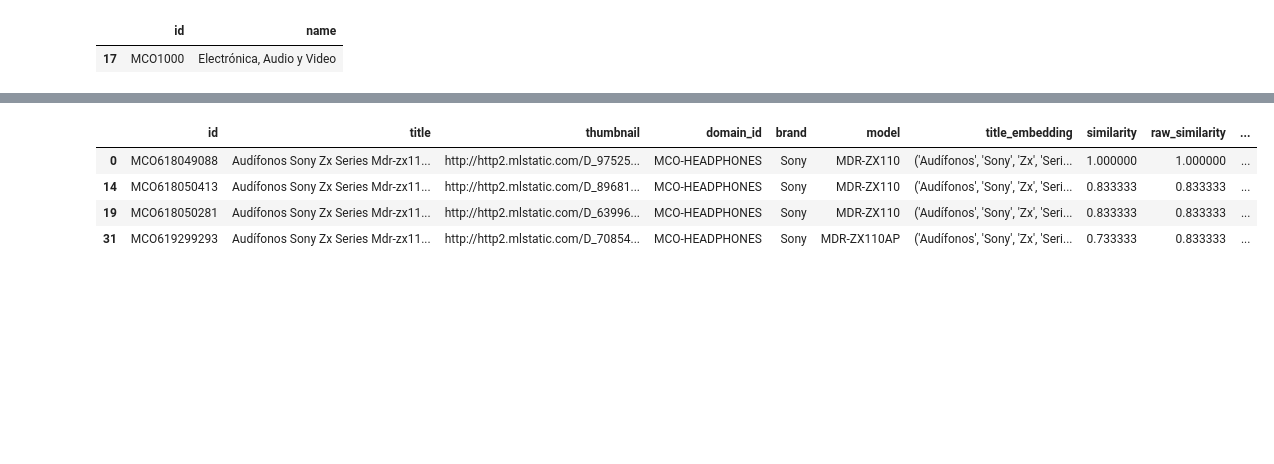
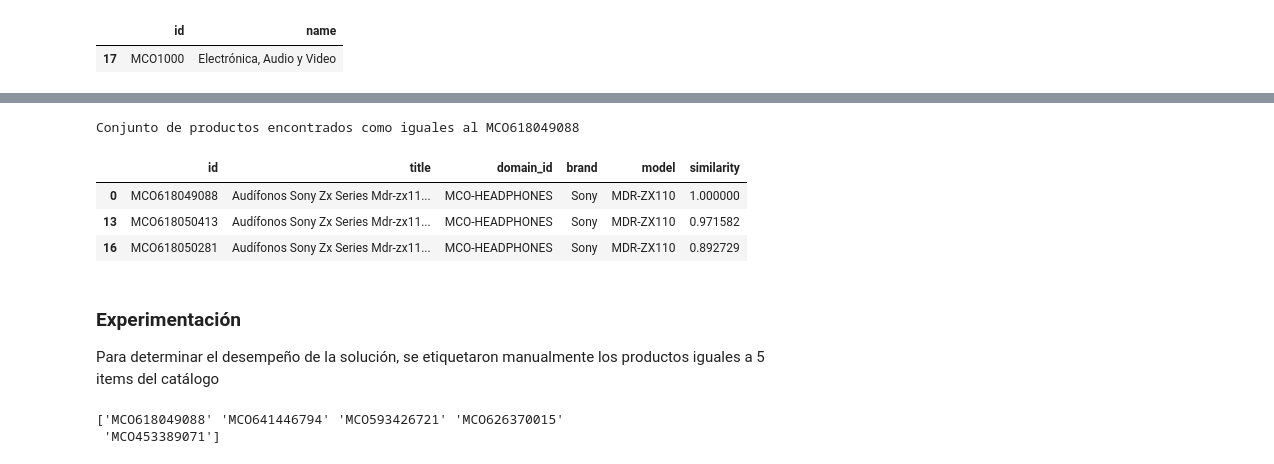
Before and after one commit to cazdlt/meli-recruitment, a Jupyter notebook: sites.ipynb, the cells around one changed output, grey strips where cells are left out. Drawn from its saved outputs; the diff is of its cells as text; code cells hidden in the pictures; blank space fills up the shorter version.

```diff
--- a/sites.ipynb
+++ b/sites.ipynb
@@ -203,7 +305,7 @@ def find_embeddings(df, embedding_type: Type[Embedding], embedding_cols: tuple[s
 
 
 EMBEDDING_COLS = ("title",)  # , "brand", "model"]
-df = find_embeddings(df, BagOfWordsEmbedding, EMBEDDING_COLS)
+df = find_embeddings(df, SpacyEmbedding, EMBEDDING_COLS)
 df
 # %% [output]
 |  | id | title | thumbnail | domain_id | brand | model | title_embedding |
@@ -263,43 +403,55 @@ Name: brand, Length: 1050, dtype: bool
 # %%
 def find_similar_products(
     df: pd.DataFrame,
     product_id: str,
     embedding_feature="title_embedding",
     penalty_features=["brand", "domain_id"],
-    penalty_value=0.1,
-    threshold=0.7,
+    penalty_value=0.2,
+    threshold=0.85,
 ):
     details = df.copy()
     product = df.set_index("id").loc[product_id]
     details["similarity"] = find_similarities(
         df, product[embedding_feature], embedding_feature
     )
     details["raw_similarity"] = details.similarity.copy()
 
     for penalty_feature in penalty_features:
         is_exact_match = feature_exact_match(
             df, penalty_feature, product[penalty_feature]
         )
         details[f"{penalty_feature}_penalty"] = (
             ~is_exact_match * penalty_value if pd.notna(product[penalty_feature]) else 0
         )
         details["similarity"] -= details[f"{penalty_feature}_penalty"]
 
     products_above_threshold = details[details["similarity"] > threshold]
     similar_products = details.loc[products_above_threshold.index]
     return similar_products, details
 
 
+prod="MCO618049088"
+print(f"Conjunto de productos encontrados como iguales al {prod}")
 PENALTY_FEATURES = ("brand", "domain_id", "model")
-find_similar_products(df, "MCO618049088", penalty_features=PENALTY_FEATURES)[0]
+find_similar_products(df, prod, penalty_features=PENALTY_FEATURES)[0][["id", "title", "domain_id", "brand", "model", "similarity"]]
 # %% [output]
+Conjunto de productos encontrados como iguales al MCO618049088
-|  | id | title | thumbnail | domain_id | brand | model | title_embedding | similarity | raw_similarity | ... |
-| 0 | MCO618049088 | Audífonos Sony Zx Series Mdr-zx11... | http://http2.mlstatic.com/D_97525... | MCO-HEADPHONES | Sony | MDR-ZX110 | ('Audífonos', 'Sony', 'Zx', 'Seri... | 1.000000 | 1.000000 | ... |
-| 14 | MCO618050413 | Audífonos Sony Zx Series Mdr-zx11... | http://http2.mlstatic.com/D_89681... | MCO-HEADPHONES | Sony | MDR-ZX110 | ('Audífonos', 'Sony', 'Zx', 'Seri... | 0.833333 | 0.833333 | ... |
-| 19 | MCO618050281 | Audífonos Sony Zx Series Mdr-zx11... | http://http2.mlstatic.com/D_63996... | MCO-HEADPHONES | Sony | MDR-ZX110 | ('Audífonos', 'Sony', 'Zx', 'Seri... | 0.833333 | 0.833333 | ... |
-| 31 | MCO619299293 | Audífonos Sony Zx Series Mdr-zx11... | http://http2.mlstatic.com/D_70854... | MCO-HEADPHONES | Sony | MDR-ZX110AP | ('Audífonos', 'Sony', 'Zx', 'Seri... | 0.733333 | 0.833333 | ... |
+|  | id | title | domain_id | brand | model | similarity |
+| 0 | MCO618049088 | Audífonos Sony Zx Series Mdr-zx11... | MCO-HEADPHONES | Sony | MDR-ZX110 | 1.000000 |
+| 13 | MCO618050413 | Audífonos Sony Zx Series Mdr-zx11... | MCO-HEADPHONES | Sony | MDR-ZX110 | 0.971582 |
+| 16 | MCO618050281 | Audífonos Sony Zx Series Mdr-zx11... | MCO-HEADPHONES | Sony | MDR-ZX110 | 0.892729 |
+# %% [markdown]
+### Experimentación
+Para determinar el desempeño de la solución, se etiquetaron manualmente los productos iguales a 5 items del catálogo
 # %%
 def load_test_dataset(filename: str):
     test_data = pd.read_excel(filename, sheet_name=["test_set", "all"])
     test_set, all = test_data["test_set"], test_data["all"]
     return test_set, all
+
+print(load_test_dataset(
+    "test_electronica.xlsx"
+)[0].test_id.unique())
+# %% [output]
+['MCO618049088' 'MCO641446794' 'MCO593426721' 'MCO626370015'
+ 'MCO453389071']
```
Also changed, not shown: parts of 40 cells of this notebook, 1 other file.
